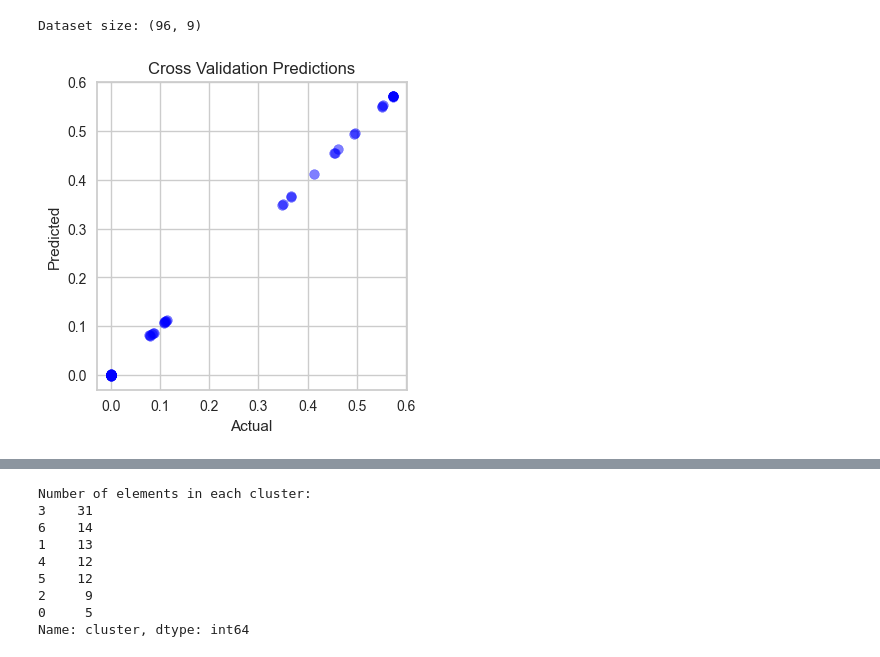
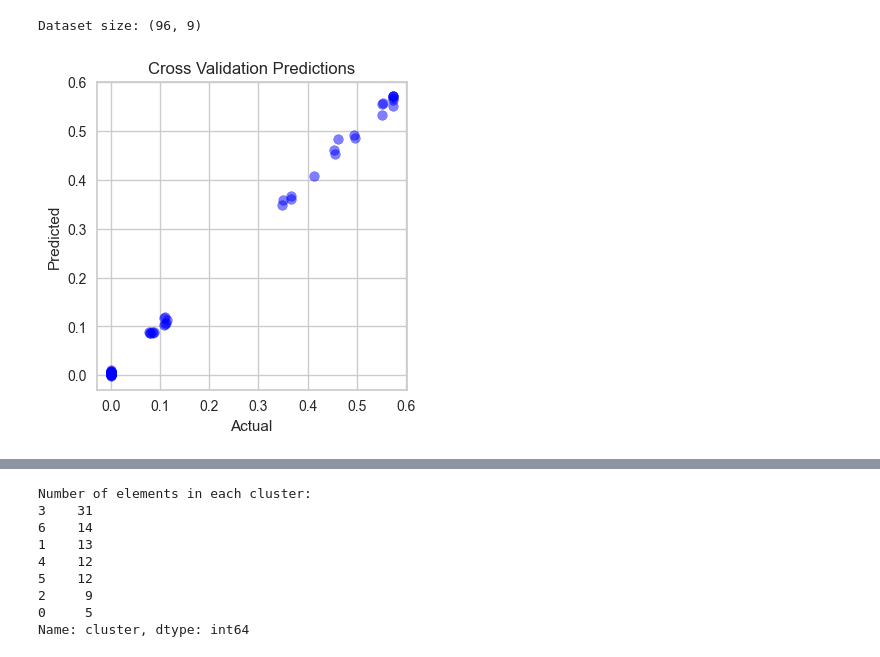
Before and after one commit to costasmexis/straindesignXAI, a Jupyter notebook: notebooks/test.ipynb, the cells around one changed output, grey strips where cells are left out. Saved outputs shown, nothing was run; the diff lists cells and outputs as text; code cells hidden in the pictures.

```diff
--- a/notebooks/test.ipynb
+++ b/notebooks/test.ipynb
@@ -1,27 +1,27 @@
 # %%
 import sys
 
 sys.path.append('../')
 
 import pandas as pd
 import numpy as np
 from sklearn.model_selection import RandomizedSearchCV
 from xgboost import XGBRegressor
 
 from straindesignxai.main import DataLoader
 
 path = '../data/EDD_isoprenol_production.csv'
 
 input_var = ['ACCOAC', 'MDH', 'PTAr', 'CS', 'ACACT1r', 'PPC', 'PPCK', 'PFL']
 response_var = ['Value']
 
 d = DataLoader(path, input_var, response_var)
 
-d.train_xgb(n_iter=500)
+d.train_xgb(n_iter=100)
 d.plot_R2()
 # %% [output]
 Dataset size: (96, 9)
-[figure, old version]
+[figure, new version]
 # %%
 d.get_shap_values()
 # %% [output]
```
Also changed, not shown: parts of 4 cells of this notebook, 1 other file.
